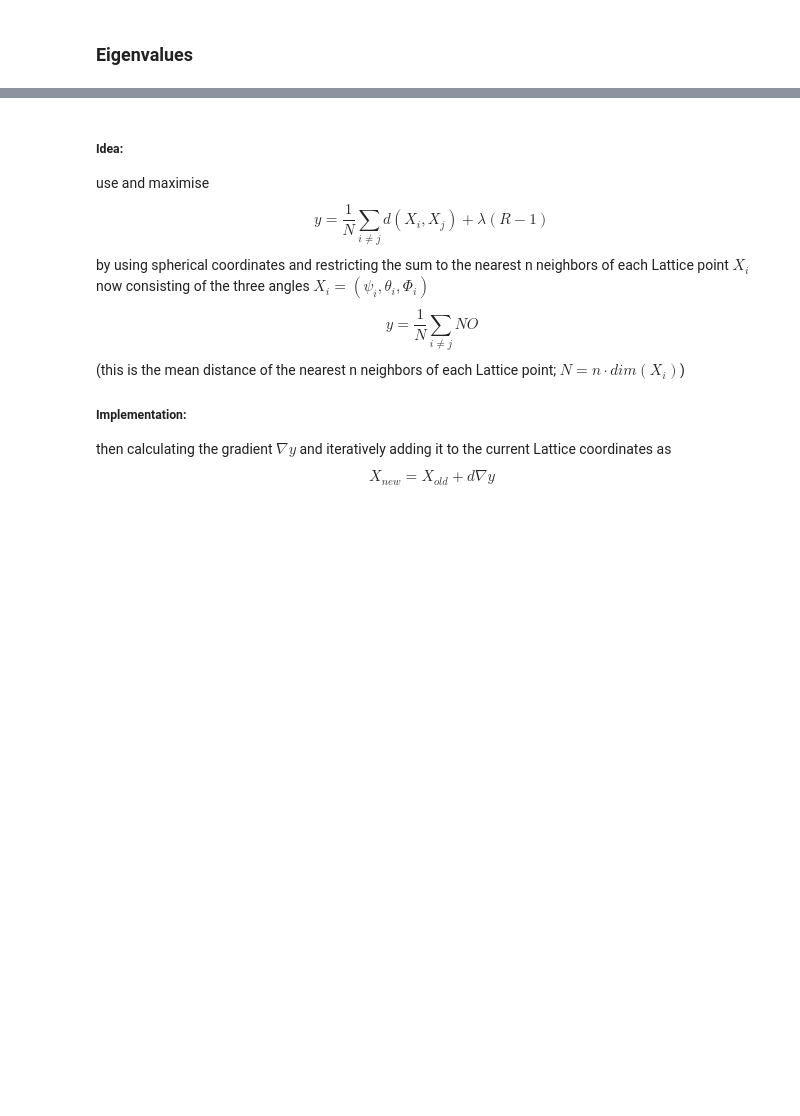
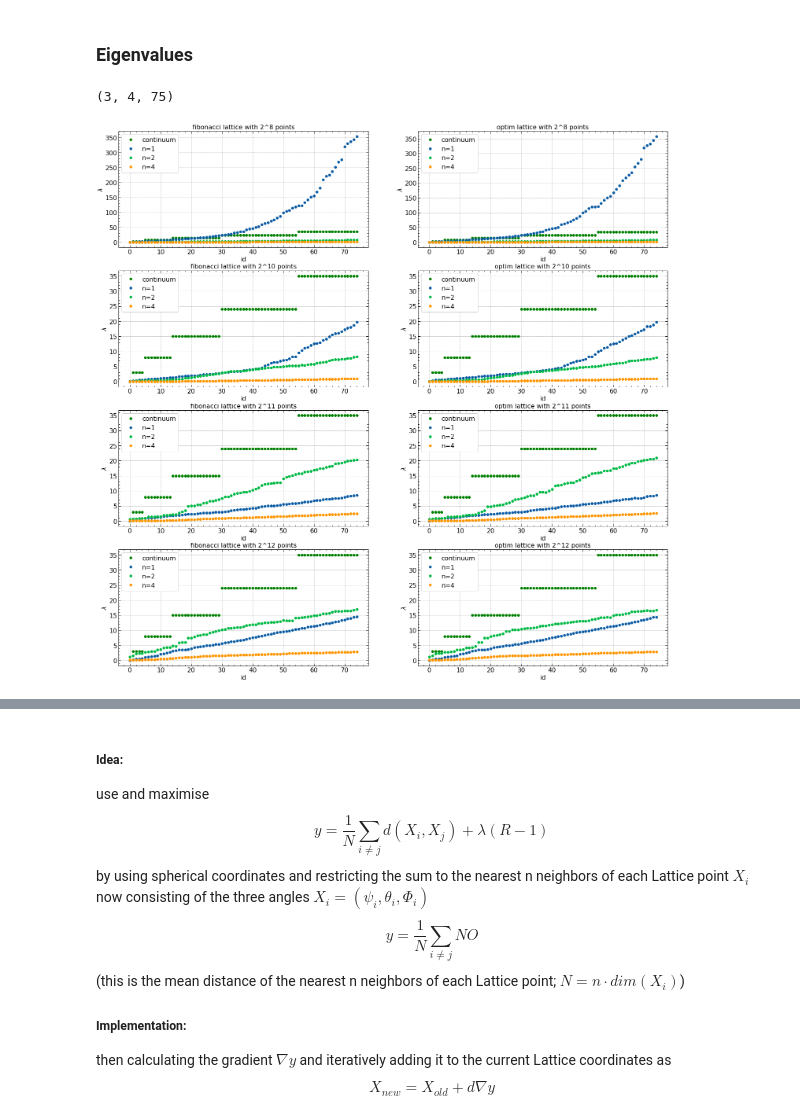
Before and after one commit to djrolfes/bachelor_thesis, a Jupyter notebook: tests.ipynb, the cells around one changed output, grey strips where cells are left out. Drawn from its saved outputs; the diff is of its cells as text; code cells hidden in the pictures; blank space fills up the shorter version.

```diff
--- a/tests.ipynb
+++ b/tests.ipynb
@@ -140,19 +220,3 @@ for i0, n in enumerate(neighbors[:5]):
-# %%
-fig, axes = plt.subplots(2,2,figsize=(25,25))
-
-#plotting
-for i0, n in enumerate(neighbors[:5]):
-    for i1, i in enumerate(Is):
-        for i2, j in enumerate(Js):
-            ax = axes[i1][i2]
-            for i3, k in enumerate(ks[:1]):
-                for i4, _ in enumerate(angs):
-                    y = lin_res[i0,i1,i2,i3,i4]
-                    ax.plot(1/N, y, 'o--', label=f"n={n},k={k}, new: {i4}")
-            ax.set_title(f"i={i}, j={j}")
-            ax.legend(loc="best")
-            ax.set_ylabel("r")
-            ax.set_xlabel("1/N")
 # %% [markdown]
 \begin{equation*}
     z = \big([L_a,U_{il}] - (t_a)_{ji} U_{il})\cdot v(k)
@@ -188,10 +252,32 @@ print(fib_eigenvals.shape)
 
 for index, (exponent, fib, optim) in enumerate(zip(exponents,fib_Lattices, optim_Lattices)):
     for i,n in enumerate(neighbors):
-        fib_L = generate_Ldagger_L(fib,n=n,ang=new_angular_momentum)
+        fib_L = generate_Ldagger_L(fib,n=n)#,ang=new_angular_momentum)
         fib_eigenvals[i,index,:] = calc_eigenvals(fib_L, k=num_eigenvals)
-        optim_L = generate_Ldagger_L(optim,n=n, ang=new_angular_momentum)
+        optim_L = generate_Ldagger_L(optim,n=n)#, ang=new_angular_momentum)
         optim_eigenvals[i,index,:] = calc_eigenvals(optim_L, k=num_eigenvals)
+# %% [output]
+(3, 4, 75)
+# %%
+fig, axes = plt.subplots(len(exponents),2,figsize=(25,25))
+
+for index, exponent in enumerate(exponents):
+    ax = axes[index,:]
+    ax[0].plot(id_s, eigenvals, "o", label = "continuum", color="green")
+    ax[1].plot(id_s, eigenvals, "o", label = "continuum", color="green")
+    for i,n in enumerate(neighbors):
+        ax[0].plot(id_s, fib_eigenvals[i,index,:], "o", label=rf"n={n}")
+        ax[1].plot(id_s, optim_eigenvals[i,index,:], "o", label=rf"n={n}")
+    ax[0].set_title(rf"fibonacci lattice with 2^{exponent} points")
+    ax[1].set_title(rf"optim lattice with 2^{exponent} points")
+    ax[0].legend(loc="best")
+    ax[1].legend(loc="best")
+    ax[0].set_xlabel("id")
+    ax[1].set_xlabel("id")
+    ax[0].set_ylabel(r"$\lambda$")
+    ax[1].set_ylabel(r"$\lambda$")
+# %% [output]
+[figure, added]
 # %%
 fig, axes = plt.subplots(len(exponents),2,figsize=(25,25))
 
```
Also changed, not shown: parts of 16 cells of this notebook, 2 other files.
